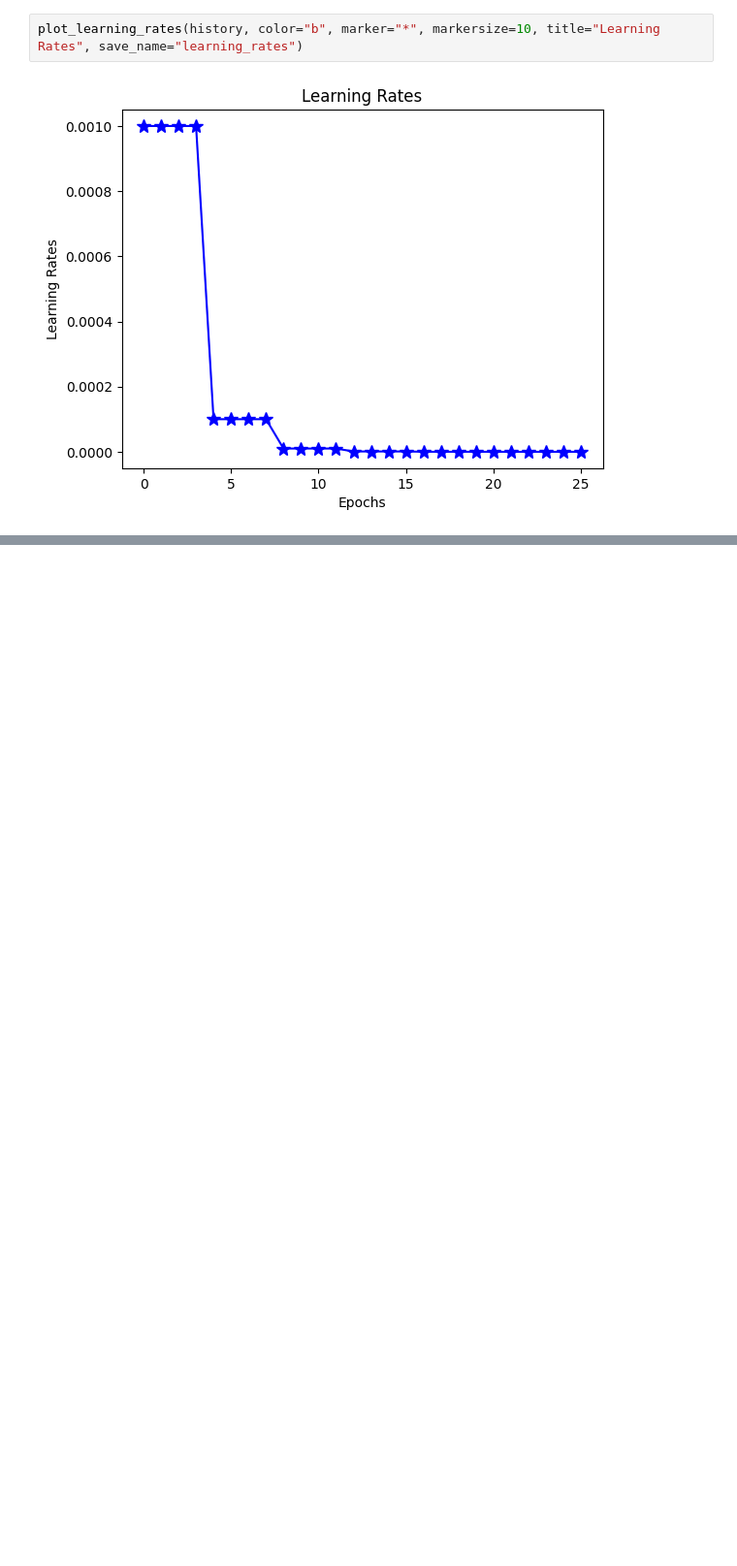
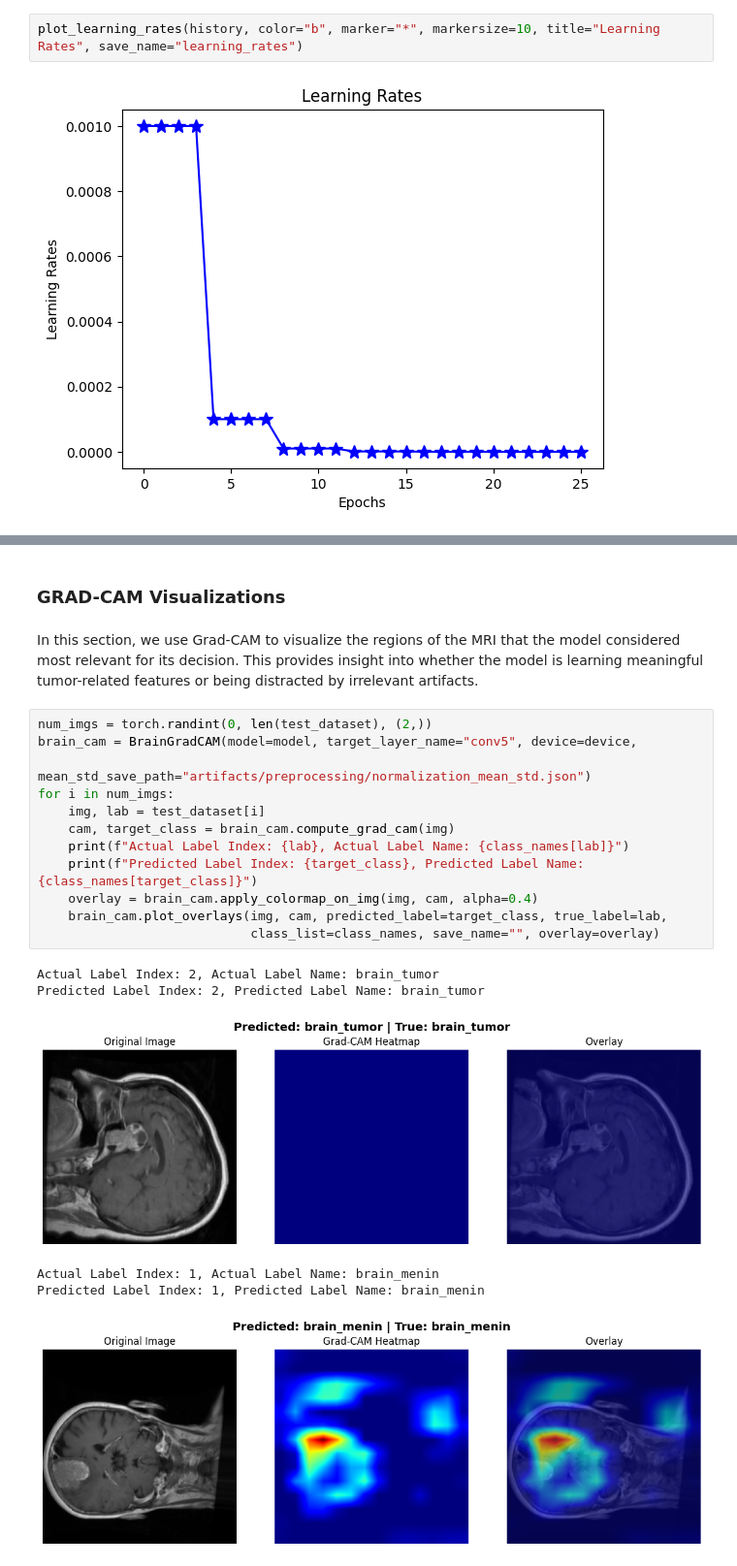
Before and after one commit to Emmanuel-Afrifa/Brain-Cancer-MRI-Detection, a Jupyter notebook: notebooks/brain_mri_tumor_detection_cnn.ipynb, the cells around one changed output, grey strips where cells are left out. Shown at 97% size. Cells and saved outputs as stored; diff of their text form; blank space fills up the shorter version.

```diff
--- a/notebooks/brain_mri_tumor_detection_cnn.ipynb
+++ b/notebooks/brain_mri_tumor_detection_cnn.ipynb
@@ -127,0 +159,23 @@ get_confusion_matrix(targets=targets, predictions=predictions, class_names=class
+# %% [markdown]
+### GRAD-CAM Visualizations
+# %% [markdown]
+In this section, we use Grad-CAM to visualize the regions of the MRI that the model considered most relevant for its decision. This provides insight into whether the model is learning meaningful tumor-related features or being distracted by irrelevant artifacts.
+# %%
+num_imgs = torch.randint(0, len(test_dataset), (2,))
+brain_cam = BrainGradCAM(model=model, target_layer_name="conv5", device=device,
+                         mean_std_save_path="artifacts/preprocessing/normalization_mean_std.json")
+for i in num_imgs:
+    img, lab = test_dataset[i]
+    cam, target_class = brain_cam.compute_grad_cam(img)
+    print(f"Actual Label Index: {lab}, Actual Label Name: {class_names[lab]}")
+    print(f"Predicted Label Index: {target_class}, Predicted Label Name: {class_names[target_class]}")
+    overlay = brain_cam.apply_colormap_on_img(img, cam, alpha=0.4)
+    brain_cam.plot_overlays(img, cam, predicted_label=target_class, true_label=lab,
+                            class_list=class_names, save_name="", overlay=overlay)
+# %% [output]
+Actual Label Index: 2, Actual Label Name: brain_tumor
+Predicted Label Index: 2, Predicted Label Name: brain_tumor
+[figure, added]
+Actual Label Index: 1, Actual Label Name: brain_menin
+Predicted Label Index: 1, Predicted Label Name: brain_menin
+[figure, added]
```
Also changed, not shown: parts of 4 cells of this notebook, 17 other files.
